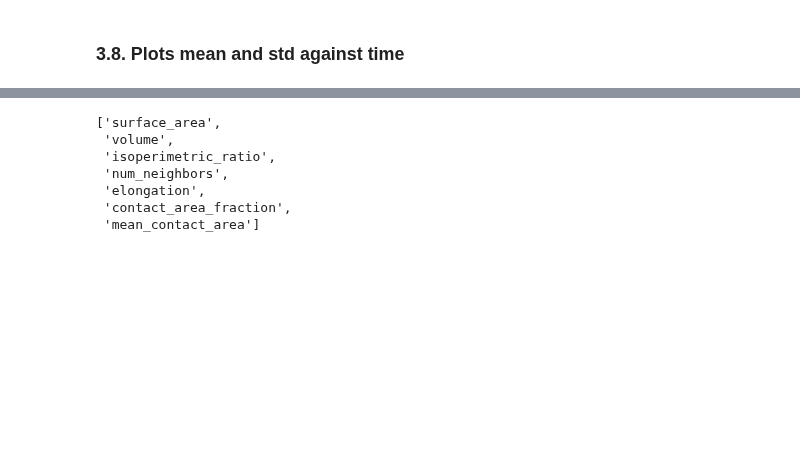
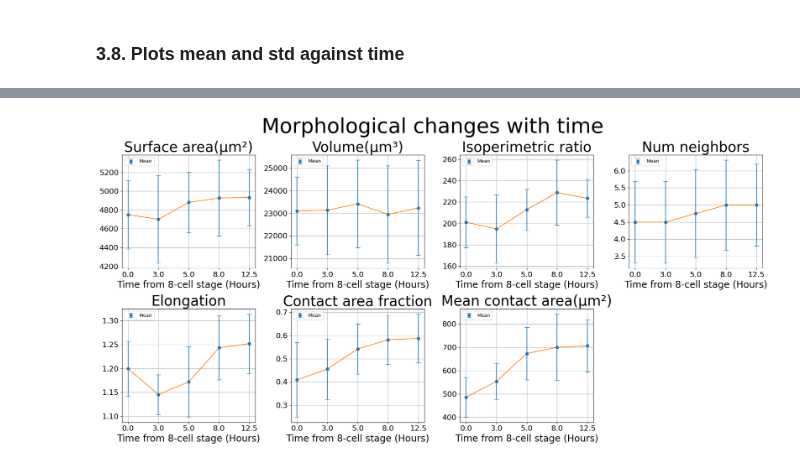
Before and after one commit to AntanasMurelis/EpiStats, a Jupyter notebook: src/tutorials/plots_tutorial.ipynb, the cells around one changed output, grey strips where cells are left out. Cells and saved outputs as stored; diff of their text form; code cells hidden in the pictures; blank space fills up the shorter version.

```diff
--- a/src/tutorials/plots_tutorial.ipynb
+++ b/src/tutorials/plots_tutorial.ipynb
@@ -188,7 +188,7 @@ numerical_features = [
     'num_neighbors', 'elongation',
     'contact_area_fraction', 'mean_contact_area'
 ] # here you can also set the order of variables for the plots
-save_plots_dir = '../../../cell_stats/movie_0608_3/'
+save_plots_dir = '../../../cell_stats/movie_0608_3/plots'
 # %%
 # Create a discrete colormap for plots (not used for correlation matrix)
 # Note: in the plotting functions you can either choose a used defined cmap like this one,
@@ -441,15 +441,20 @@ sp.num_neighbors_barplots(
 # %% [markdown]
 ### 3.8. Plots mean and std against time
 # %%
-# Define the custom order for "tissue_type" (time steps)
-custom_order = ['0.0', '3.0', '5.0', '8.0', '12.5']  # Customize this based on your specific data
+# Group the data by "tissue_type" and calculate mean and std for each feature
+def group_data(
+    custom_order,
+    cell_stats_df,
+    numerical_features
+):
+    # Convert "tissue_type" to a categorical variable with the custom order
+    cell_stats_df['tissue_type'] = pd.Categorical(cell_stats_df['tissue_type'], categories=custom_order, ordered=True)
 
-# Convert "tissue_type" to a categorical variable with the custom order
-cell_stats_df['tissue_type'] = pd.Categorical(cell_stats_df['tissue_type'], categories=custom_order, ordered=True)
+    # Group the data by "tissue_type" and calculate mean and std for each feature
+    grouped_data = cell_stats_df.groupby('tissue_type')[numerical_features].agg(['mean', 'std'])
 
-# Group the data by "tissue_type" and calculate mean and std for each feature
-grouped_data = cell_stats_df.groupby('tissue_type')[numerical_features].agg(['mean', 'std'])
+    # Reset the index to convert the 'tissue_type' group labels to a column
+    grouped_data = grouped_data.reset_index()
 
-# Reset the index to convert the 'tissue_type' group labels to a column
-grouped_data = grouped_data.reset_index()
+    return grouped_data
 # %%
@@ -515,10 +504,20 @@ plt.show()
-# %%
-numerical_features
-# %% [output]
-['surface_area',
- 'volume',
- 'isoperimetric_ratio',
- 'num_neighbors',
- 'elongation',
- 'contact_area_fraction',
- 'mean_contact_area']
+# %%
+# Define the custom order for "tissue_type" (time steps)
+custom_order = ['0.0', '3.0', '5.0', '8.0', '12.5']  # Customize this based on your specific data
+
+grouped_data = group_data(
+    custom_order,
+    cell_stats_df,
+    numerical_features
+)
+
+x_label = 'Time from 8-cell stage (Hours)'
+
+make_mean_std_plot(
+    grouped_data,
+    x_label,
+    unit_of_measures=uoms,
+    save_dir=save_plots_dir
+)
+# %% [output]
+[figure, added]
```
Also changed, not shown: parts of 1 cell of this notebook.
